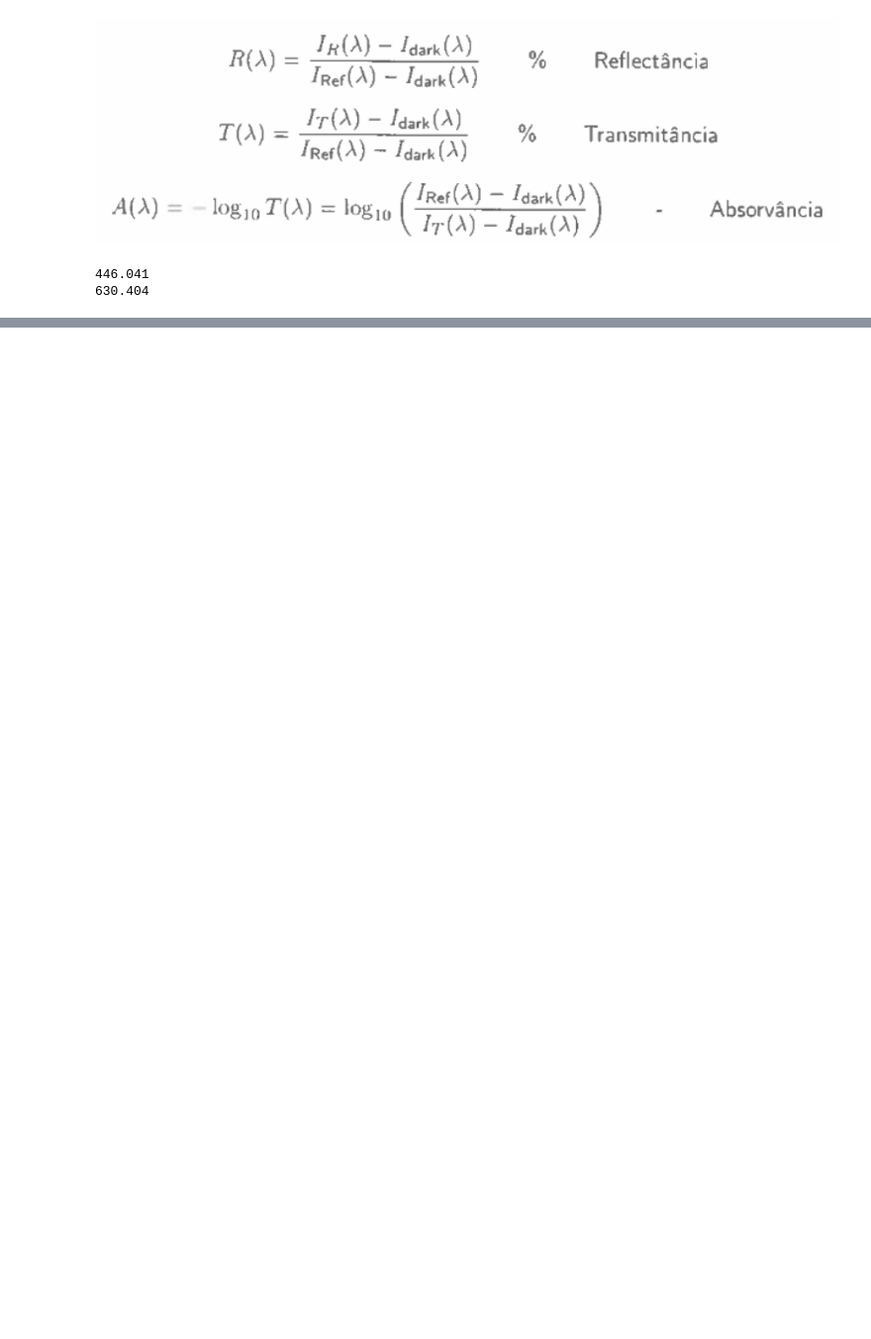
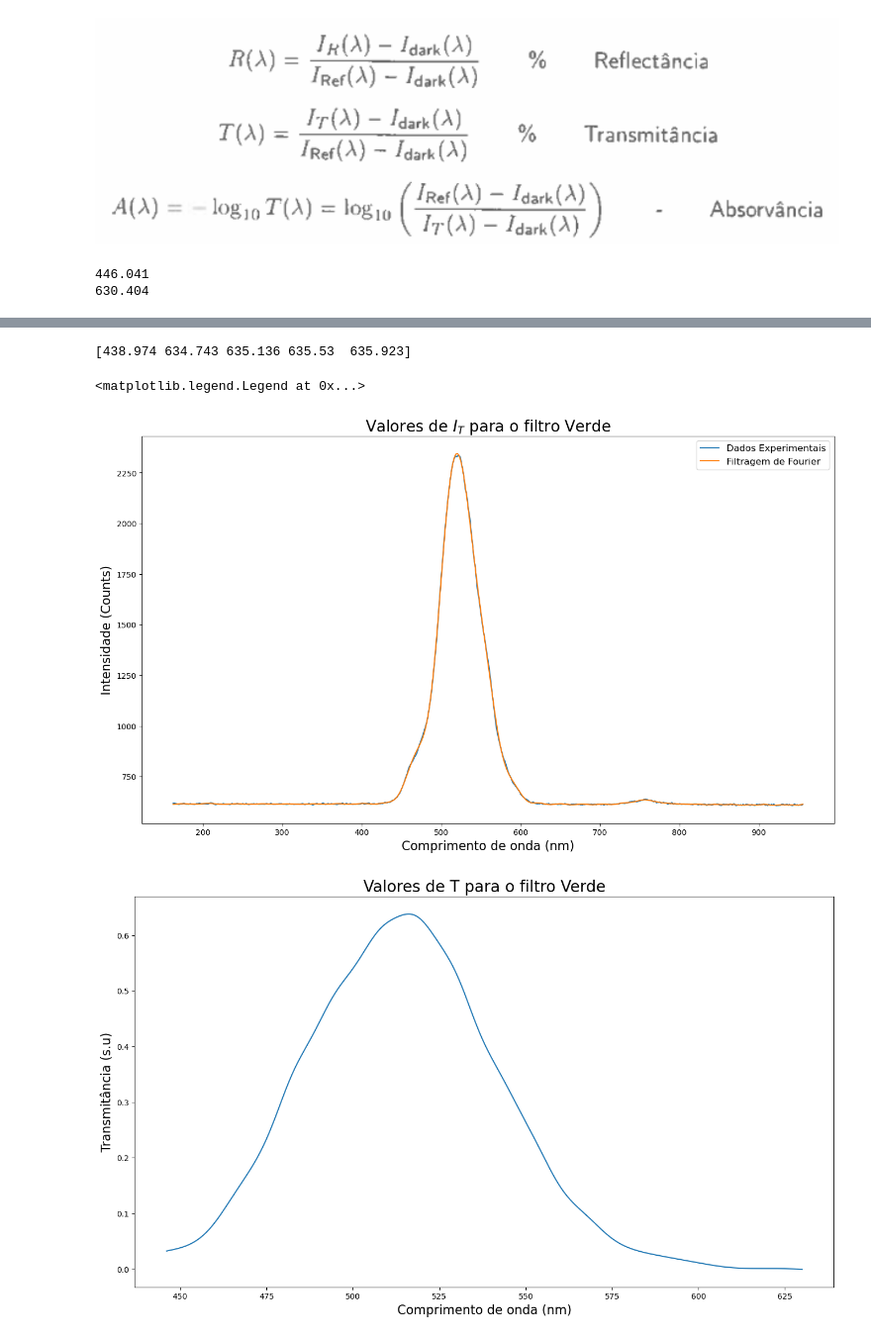
Before and after one commit to sergisousa/LABSFISICAIII, a Jupyter notebook: EXP 6/filtros/filtros.ipynb, the cells around one changed output, grey strips where cells are left out. Shown at 99% size. Drawn from its saved outputs; the diff is of its cells as text; code cells hidden in the pictures; blank space fills up the shorter version.

```diff
--- a/EXP 6/filtros/filtros.ipynb
+++ b/EXP 6/filtros/filtros.ipynb
@@ -403,0 +146,80 @@ plt.plot(xx[610:1050], (TTlaranja+AAlaranja+RRlaranja)[610:1050])
+# %%
+### VERDE FINAL
+
+# VERDE-T
+ck = np.fft.rfft(verdeT)
+ck[30:] *= 0
+verdeT2 = np.fft.irfft(ck)
+
+plt.figure(figsize=(16,9))
+plt.title(r"Valores de $I_{T}$ para o filtro Verde", fontsize=20)
+plt.plot(xx,verdeT, label="Dados Experimentais")
+plt.plot(xx,verdeT2, label="Filtragem de Fourier")
+plt.xlabel("Comprimento de onda (nm)", fontsize=16)
+plt.ylabel("Intensidade (Counts)", fontsize=16)
+plt.legend(fontsize=12)
+
+TTverde = (verdeT2-darkT2)/(refTP2-darkT2)
+
+plt.figure(figsize=(16,9))
+plt.title("Valores de T para o filtro Verde", fontsize=20)
+plt.plot(xx[610:1050], TTverde[610:1050])
+plt.xlabel("Comprimento de onda (nm)", fontsize=16)
+plt.ylabel("Transmitância (s.u)", fontsize=16)
+
+
+# VERDE-A
+AAverde = np.log10(1/np.abs(TTverde))
+
+plt.figure(figsize=(16,9))
+plt.title("Valores de A para o filtro Verde", fontsize=20)
+plt.plot(xx[610:1050],np.abs(AAverde)[610:1050])
+plt.xlabel("Comprimento de onda (nm)", fontsize=16)
+plt.ylabel("Absorvância (s.u)", fontsize=16)
+
+
+# VERDE-R
+ck = np.fft.rfft(verdeR)
+ck[40:] *= 0
+verdeR2 = np.fft.irfft(ck)
+
+plt.figure(figsize=(16,9))
+plt.title(r"Valores de $I_{R}$ para o filtro Verde", fontsize=20)
+plt.plot(xx,verdeR, label="Dados Experimentais")
+plt.plot(xx,verdeR2, label="Filtragem de Fourier")
+plt.xlabel("Comprimento de onda (nm)", fontsize=16)
+plt.ylabel("Intensidade (Counts)", fontsize=16)
+plt.legend(fontsize=12)
+
+RRverde = (verdeR2-darkR2)/(refRP2-darkR2)
+print(xx[np.argpartition(RRverde, -5)[-5:]])
+
+plt.figure(figsize=(16,9))
+plt.title("Valores de R para o filtro Verde", fontsize=20)
+plt.plot(xx[610:1050], np.abs(RRverde)[610:1050])
+plt.xlabel("Comprimento de onda (nm)", fontsize=16)
+plt.ylabel("Refletância (s.u)", fontsize=16)
+
+
+# Comparar Verde
+## Normalizar
+TOTverde = RRverde + AAverde + TTverde
+RRverde = RRverde/TOTverde
+AAverde = AAverde/TOTverde
+TTverde = TTverde/TOTverde
+
+## Sobreposição
+plt.figure(figsize=(16,9))
+plt.title(r"Comparação de R,T e A para o filtro Verde", fontsize=20)
+plt.plot(xx[610:1050], RRverde[610:1050], label="R")
+plt.plot(xx[610:1050], AAverde[610:1050], label="A")
+plt.plot(xx[610:1050], TTverde[610:1050], label="T")
+plt.plot(xx[610:1050], (RRverde + AAverde + TTverde)[610:1050], label="R+T+A")
+plt.xlabel("Comprimento de onda (nm)", fontsize=16)
+plt.ylabel("Coeficientes (s.u)", fontsize=16)
+plt.legend(fontsize=12)
+# %% [output]
+[438.974 634.743 635.136 635.53  635.923]
+<matplotlib.legend.Legend at 0x...>
+[figure, added]
+[figure, added]
```
Also changed, not shown: parts of 27 cells of this notebook.
